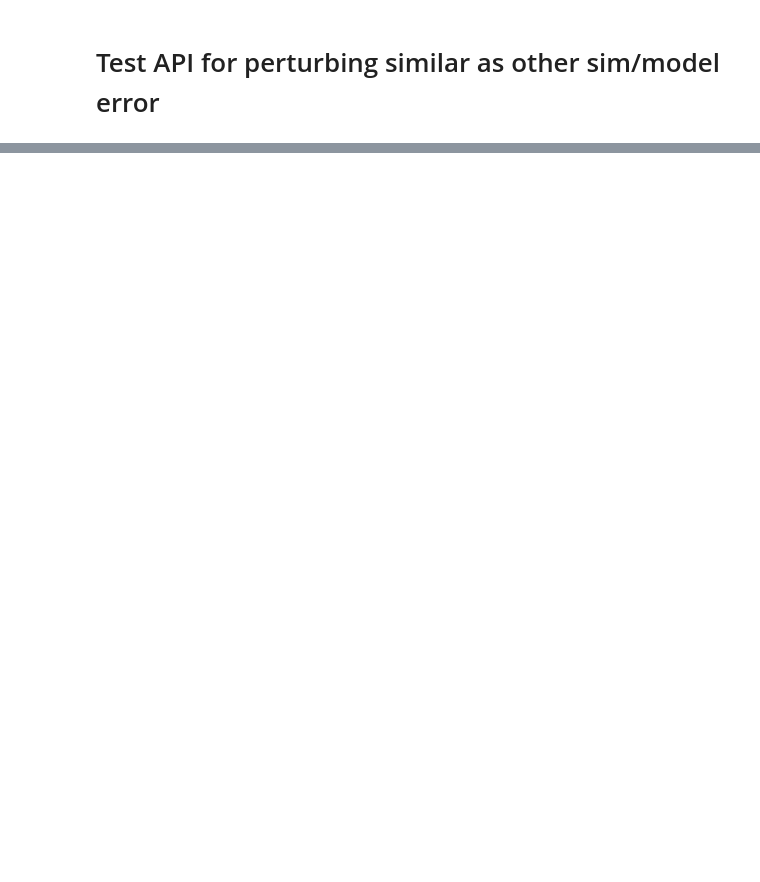
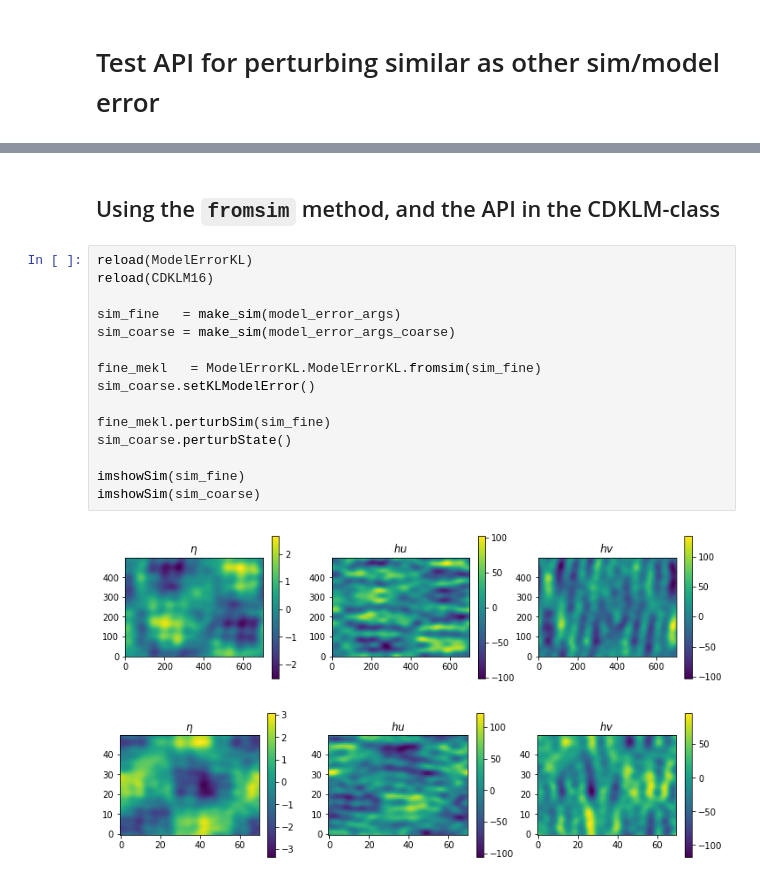
Before and after one commit to havahol/miscGPUOcean, a Jupyter notebook: multilevel/kl-model-error-class.ipynb, the cells around one changed output, grey strips where cells are left out. Drawn from its saved outputs; the diff is of its cells as text; blank space fills up the shorter version.

```diff
--- a/multilevel/kl-model-error-class.ipynb
+++ b/multilevel/kl-model-error-class.ipynb
@@ -346,0 +344,20 @@ kernel.cu
+# %% [markdown]
+## Using the `fromsim` method, and the API in the CDKLM-class
+# %%
+reload(ModelErrorKL)
+reload(CDKLM16)
+
+sim_fine   = make_sim(model_error_args)
+sim_coarse = make_sim(model_error_args_coarse)
+
+fine_mekl   = ModelErrorKL.ModelErrorKL.fromsim(sim_fine)
+sim_coarse.setKLModelError()
+
+fine_mekl.perturbSim(sim_fine)
+sim_coarse.perturbState()
+
+imshowSim(sim_fine)
+imshowSim(sim_coarse)
+# %% [output]
+[figure, added]
+[figure, added]
```
Also changed, not shown: parts of 18 cells of this notebook.
